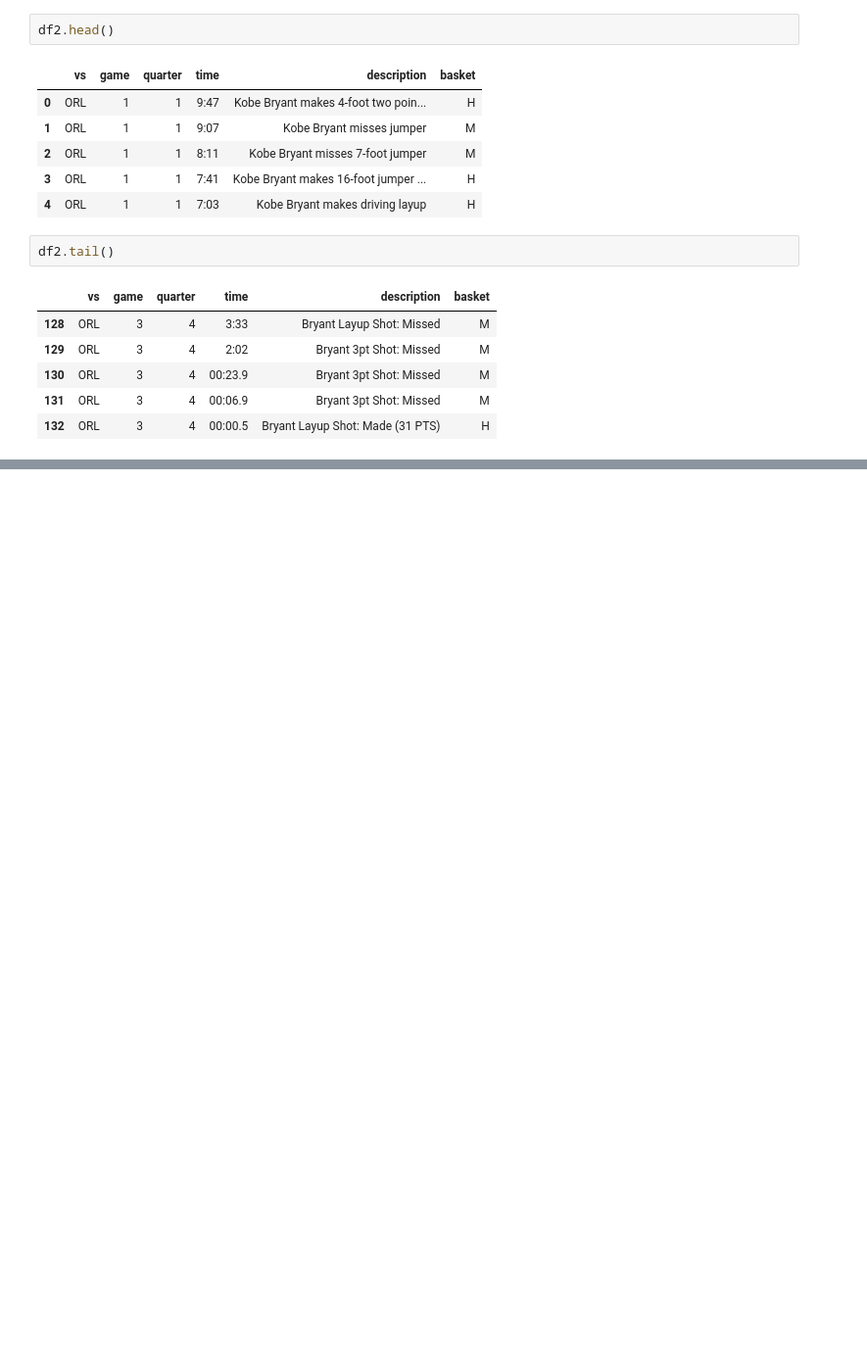
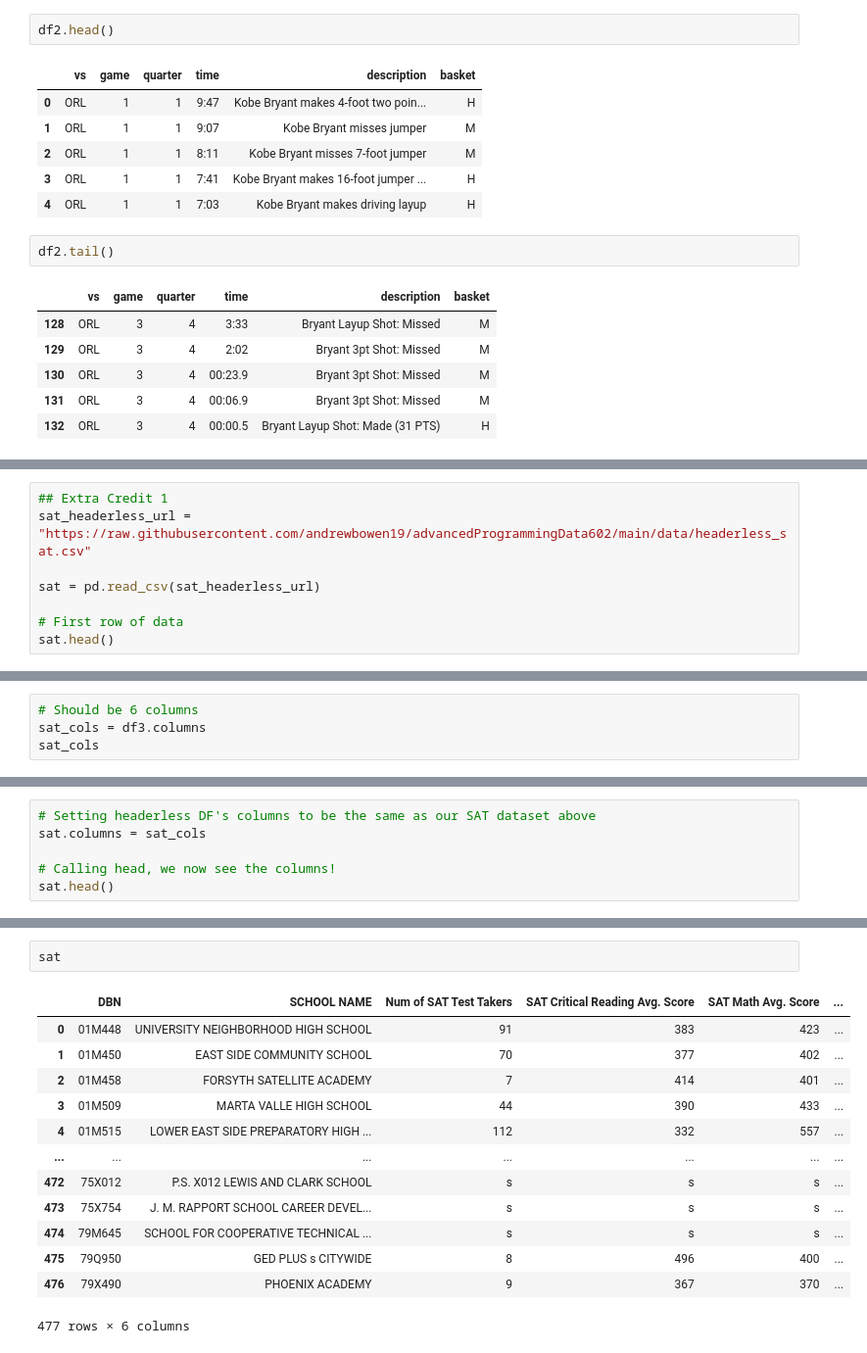
Before and after one commit to andrewbowen19/advancedProgrammingData602, a Jupyter notebook: src/assignment6.ipynb, the cells around one changed output, grey strips where cells are left out. Shown at 98% size. Cells and saved outputs as stored; diff of their text form; blank space fills up the shorter version.

```diff
--- a/src/assignment6.ipynb
+++ b/src/assignment6.ipynb
@@ -129,0 +312,8 @@ df2.tail()
+# %%
+## Extra Credit 1
+sat_headerless_url = "https://raw.githubusercontent.com/andrewbowen19/advancedProgrammingData602/main/data/headerless_sat.csv"
+
+sat = pd.read_csv(sat_headerless_url)
+
+# First row of data
+sat.head()
@@ -129,0 +329,4 @@ df2.tail()
+# %%
+# Should be 6 columns
+sat_cols = df3.columns
+sat_cols
@@ -129,0 +338,6 @@ df2.tail()
+# %%
+# Setting headerless DF's columns to be the same as our SAT dataset above
+sat.columns = sat_cols
+
+# Calling head, we now see the columns!
+sat.head()
@@ -129,0 +354,16 @@ df2.tail()
+# %%
+sat
+# %% [output]
+|  | DBN | SCHOOL NAME | Num of SAT Test Takers | SAT Critical Reading Avg. Score | SAT Math Avg. Score | ... |
+| 0 | 01M448 | UNIVERSITY NEIGHBORHOOD HIGH SCHOOL | 91 | 383 | 423 | ... |
+| 1 | 01M450 | EAST SIDE COMMUNITY SCHOOL | 70 | 377 | 402 | ... |
+| 2 | 01M458 | FORSYTH SATELLITE ACADEMY | 7 | 414 | 401 | ... |
+| 3 | 01M509 | MARTA VALLE HIGH SCHOOL | 44 | 390 | 433 | ... |
+| 4 | 01M515 | LOWER EAST SIDE PREPARATORY HIGH ... | 112 | 332 | 557 | ... |
+| ... | ... | ... | ... | ... | ... | ... |
+| 472 | 75X012 | P.S. X012 LEWIS AND CLARK SCHOOL | s | s | s | ... |
+| 473 | 75X754 | J. M. RAPPORT SCHOOL CAREER DEVEL... | s | s | s | ... |
+| 474 | 79M645 | SCHOOL FOR COOPERATIVE TECHNICAL ... | s | s | s | ... |
+| 475 | 79Q950 | GED PLUS s CITYWIDE | 8 | 496 | 400 | ... |
+| 476 | 79X490 | PHOENIX ACADEMY | 9 | 367 | 370 | ... |
+477 rows × 6 columns
```
Also changed, not shown: parts of 25 cells of this notebook.
